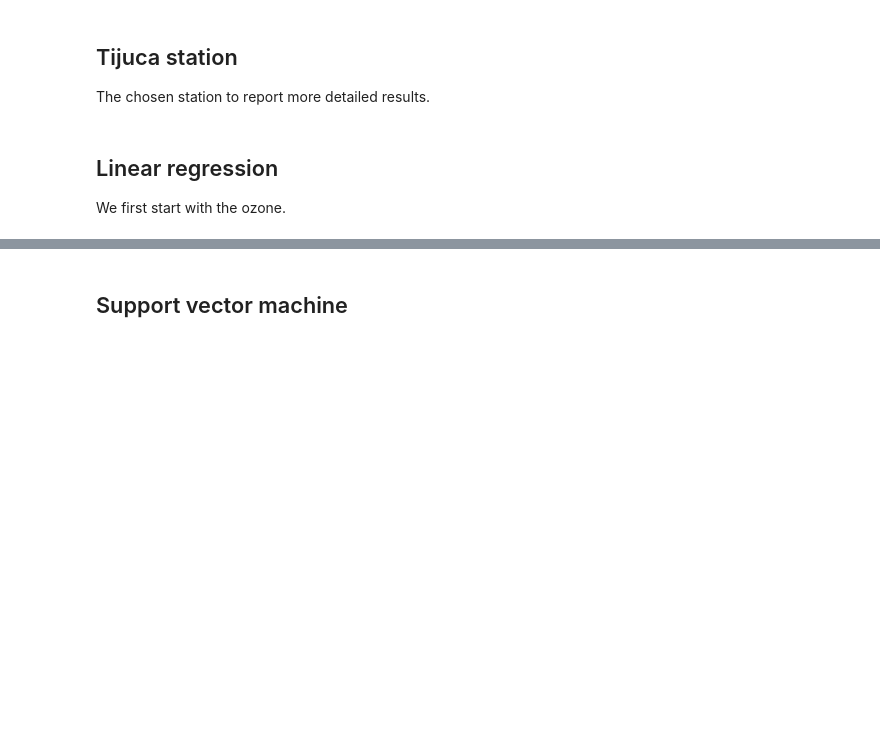
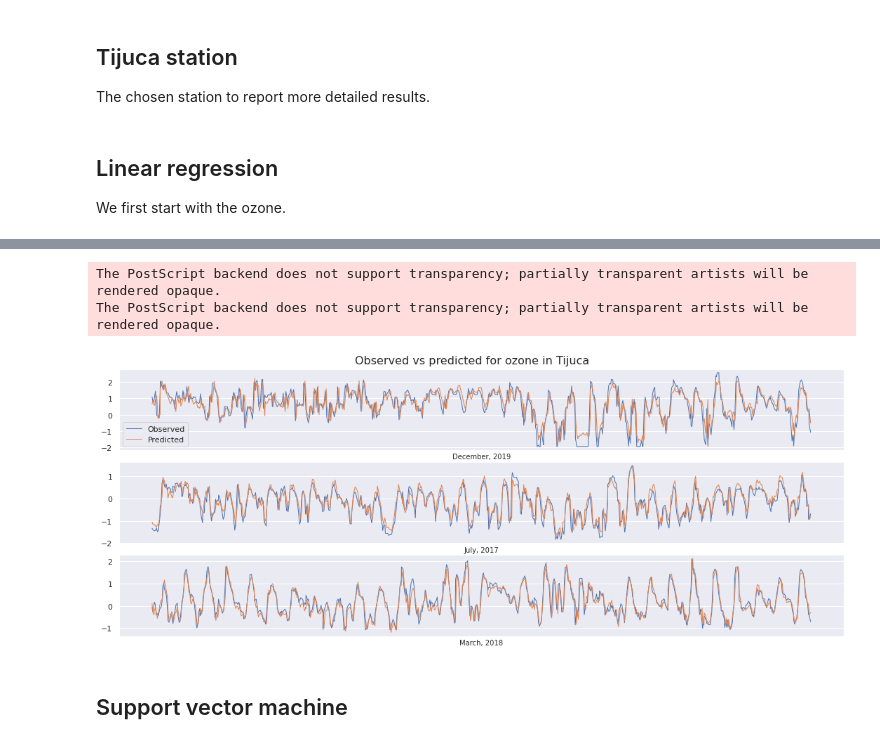
Before and after one commit to lucasmoschen/machine-learning-project, a Jupyter notebook: notebooks/modeling.ipynb, the cells around one changed output, grey strips where cells are left out. Saved outputs shown, nothing was run; the diff lists cells and outputs as text; code cells hidden in the pictures; blank space fills up the shorter version.

```diff
--- a/notebooks/modeling.ipynb
+++ b/notebooks/modeling.ipynb
@@ -143,3 +182,36 @@ RMSE test set: 0.3167052629463962
+# %%
+rows1 = x_test_SP[(x_test_SP.year==2019)&(x_test_SP.month==12)]
+rows2 = x_test_SP[(x_test_SP.year==2017)&(x_test_SP.month==7)]
+rows3 = x_test_SP[(x_test_SP.year==2018)&(x_test_SP.month==3)]
+
+fig, ax = plt.subplots(3,1,figsize = (15,6))
+
+ax[0].plot(rows1.index, y_test_o3[rows1.index], linewidth = 1, label = 'Observed')
+ax[0].plot(rows1.index, y_pred[rows1.index], linewidth = 1, label = 'Predicted')
+ax[1].plot(rows2.index, y_test_o3[rows2.index], linewidth = 1)
+ax[1].plot(rows2.index, y_pred[rows2.index], linewidth = 1)
+ax[2].plot(rows3.index, y_test_o3[rows3.index], linewidth = 1)
+ax[2].plot(rows3.index, y_pred[rows3.index], linewidth = 1)
+
+ax[0].set_xticks([], minor=False)
+ax[1].set_xticks([], minor=False)
+ax[2].set_xticks([], minor=False)
+
+fig.suptitle("Observed vs predicted for ozone in Tijuca", fontsize = 16)
+fig.tight_layout(rect=[0, 0.03, 1, 1.02])
+
+ax[0].set_xlabel("December, 2019", fontsize = 10)
+ax[1].set_xlabel("July, 2017", fontsize = 10)
+ax[2].set_xlabel("March, 2018", fontsize = 10)
+
+ax[0].legend()
+
+plt.savefig(IMAGES_FOLDER+"observed-fitting-ozone-tijuca.eps", bbox_inches='tight')
+del rows1,rows2,rows3
+# %% [output]
+The PostScript backend does not support transparency; partially transparent artists will be rendered opaque.
+The PostScript backend does not support transparency; partially transparent artists will be rendered opaque.
+[figure, added]
 # %% [markdown]
 ## Support vector machine
 # %%
```
Also changed, not shown: parts of 17 cells of this notebook, 5 other files.
